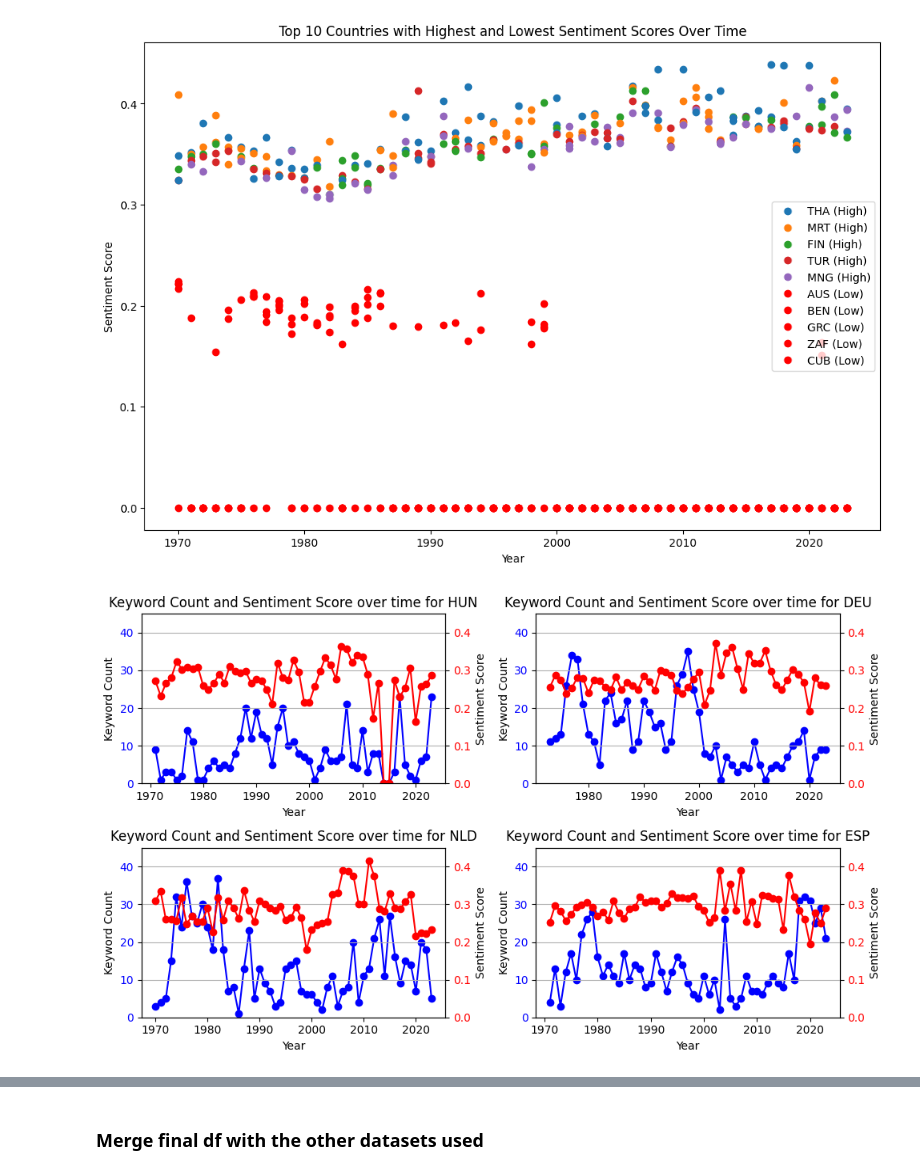
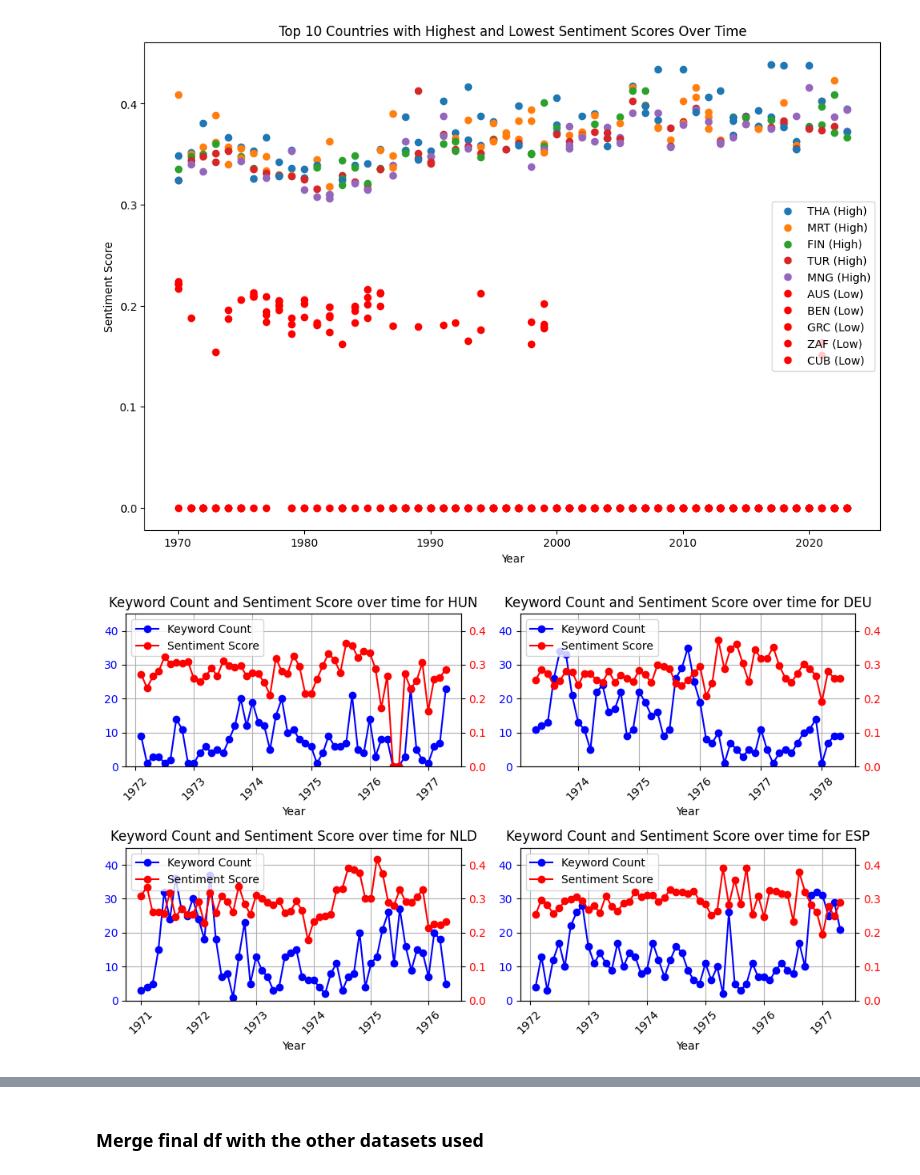
Before and after one commit to meralegre/DSAss1, a Jupyter notebook: speech_analysis.ipynb, the cells around one changed output, grey strips where cells are left out. Cells and saved outputs as stored; diff of their text form; code cells hidden in the pictures.

```diff
--- a/speech_analysis.ipynb
+++ b/speech_analysis.ipynb
@@ -638,38 +596,37 @@ plot_top_sentiment(df_final)
 # %%
 countries = ['HUN', 'DEU', 'NLD', 'ESP']
 
 fig, axes = plt.subplots(2, 2, figsize=(10, 6))
 
 axes = axes.flatten()
-
-# Loop and plot keyword count and sentiment score
 for i, country_code in enumerate(countries):
     df_country = df_final.loc[country_code]
 
     ax1 = axes[i]
 
     # keyword count on left y-axis
-    ax1.plot(df_country.index, df_country['Keyword Count'], marker='o', color='blue', label='Keyword Count')
+    line1, = ax1.plot(df_country.index, df_country['Keyword Count'], marker='o', color='blue', label='Keyword Count')
     ax1.set_xlabel('Year')
-    ax1.set_ylabel('Keyword Count', color='black')
     ax1.tick_params(axis='y', labelcolor='blue')
-
     ax1.set_ylim(0, 45)
 
     # second y-axis for sentiment score
     ax2 = ax1.twinx()
-    ax2.plot(df_country.index, df_country['Sentiment Score'], marker='o', color='red', label='Sentiment Score')
-    ax2.set_ylabel('Sentiment Score', color='black')
+    line2, = ax2.plot(df_country.index, df_country['Sentiment Score'], marker='o', color='red', label='Sentiment Score')
     ax2.tick_params(axis='y', labelcolor='red')
-
     ax2.set_ylim(0, 0.45)
 
-    plt.title(f'Keyword Count and Sentiment Score over time for {country_code}')
-    plt.grid(True)
-    plt.xticks(rotation=45)
+    ax1.set_title(f'Keyword Count and Sentiment Score over time for {country_code}')
+    ax1.grid(True)
+    ax1.set_xticklabels(df_country.index, rotation=45)
 
+    # legends from both axes
+    lines = [line1, line2]
+    labels = [line.get_label() for line in lines]
+
+    ax1.legend(lines, labels, loc='upper left')
 
 plt.tight_layout()
 plt.show()
 # %% [output]
-[figure, old version]
+[figure, new version]
```
Also changed, not shown: parts of 17 cells of this notebook.
